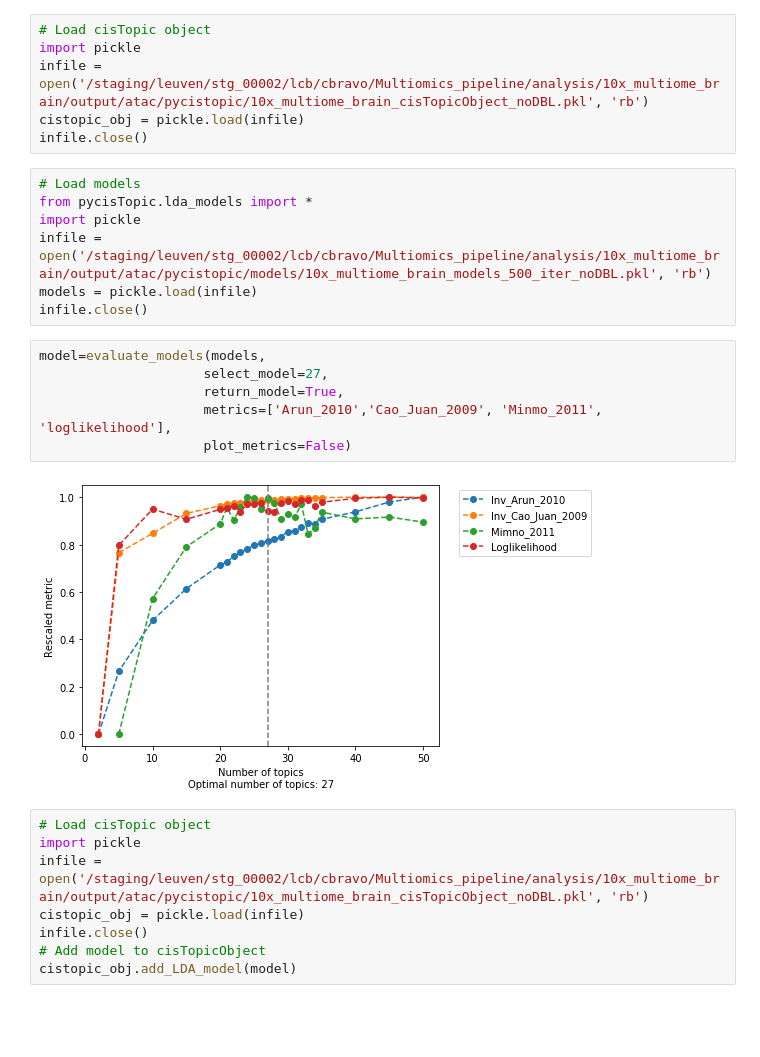
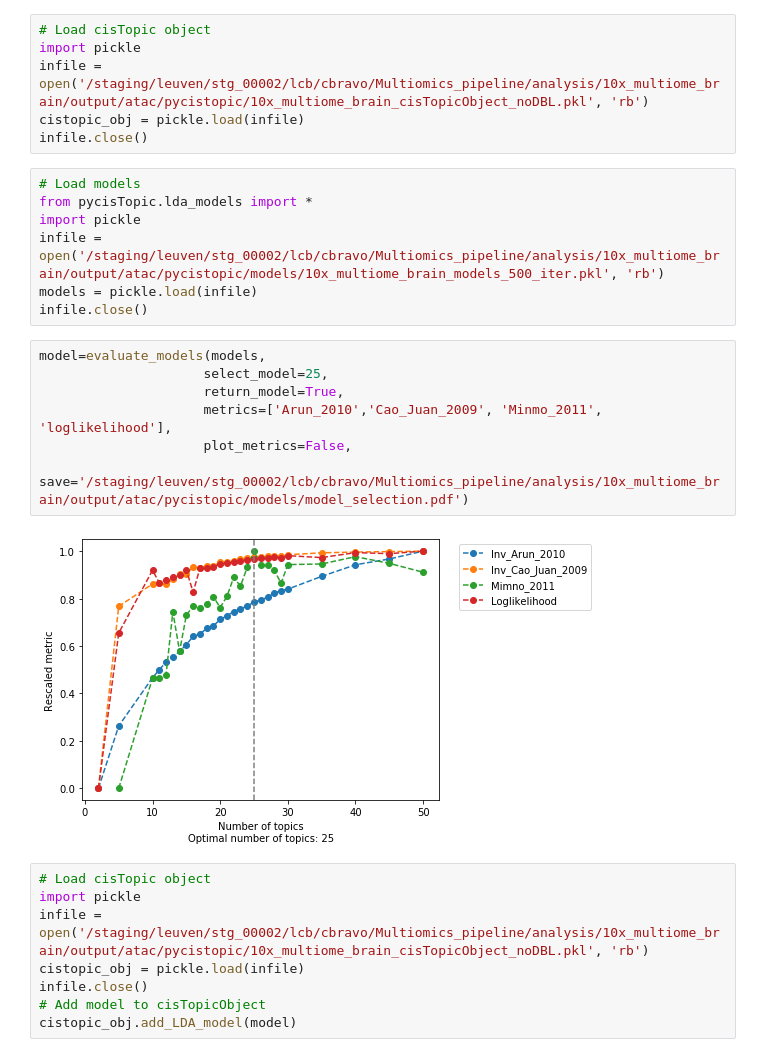
Before and after one commit to aertslab/pycisTopic, a Jupyter notebook: notebooks/Single_sample_workflow.ipynb, the cells around one changed output. Saved outputs shown, nothing was run; the diff lists cells and outputs as text; blank space fills up the shorter version.

```diff
--- a/notebooks/Single_sample_workflow.ipynb
+++ b/notebooks/Single_sample_workflow.ipynb
@@ -748,17 +748,18 @@ infile.close()
 # Load models
 from pycisTopic.lda_models import *
 import pickle
-infile = open('/staging/leuven/stg_00002/lcb/cbravo/Multiomics_pipeline/analysis/10x_multiome_brain/output/atac/pycistopic/models/10x_multiome_brain_models_500_iter_noDBL.pkl', 'rb')
+infile = open('/staging/leuven/stg_00002/lcb/cbravo/Multiomics_pipeline/analysis/10x_multiome_brain/output/atac/pycistopic/models/10x_multiome_brain_models_500_iter.pkl', 'rb')
 models = pickle.load(infile)
 infile.close()
 # %%
 model=evaluate_models(models,
-                     select_model=27,
+                     select_model=25,
                      return_model=True,
                      metrics=['Arun_2010','Cao_Juan_2009', 'Minmo_2011', 'loglikelihood'],
-                     plot_metrics=False)
+                     plot_metrics=False,
+                     save='/staging/leuven/stg_00002/lcb/cbravo/Multiomics_pipeline/analysis/10x_multiome_brain/output/atac/pycistopic/models/model_selection.pdf')
 # %% [output]
-[figure, old version]
+[figure, new version]
 # %%
 # Load cisTopic object
 import pickle
```
Also changed, not shown: 1 other file.
